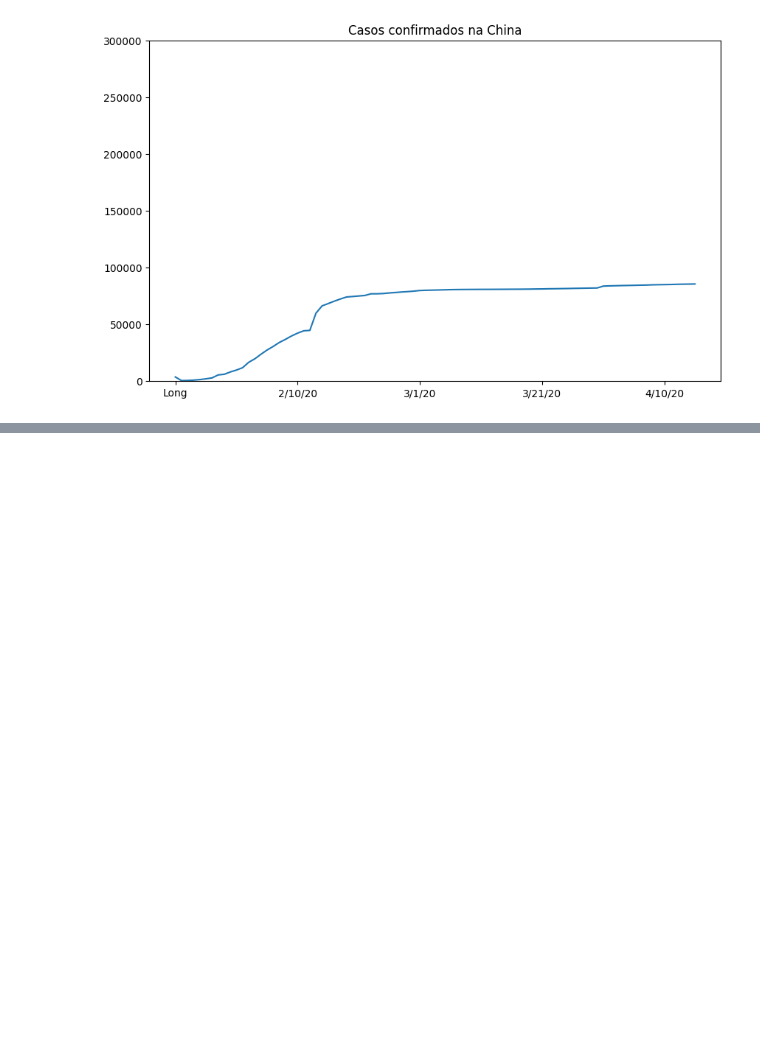
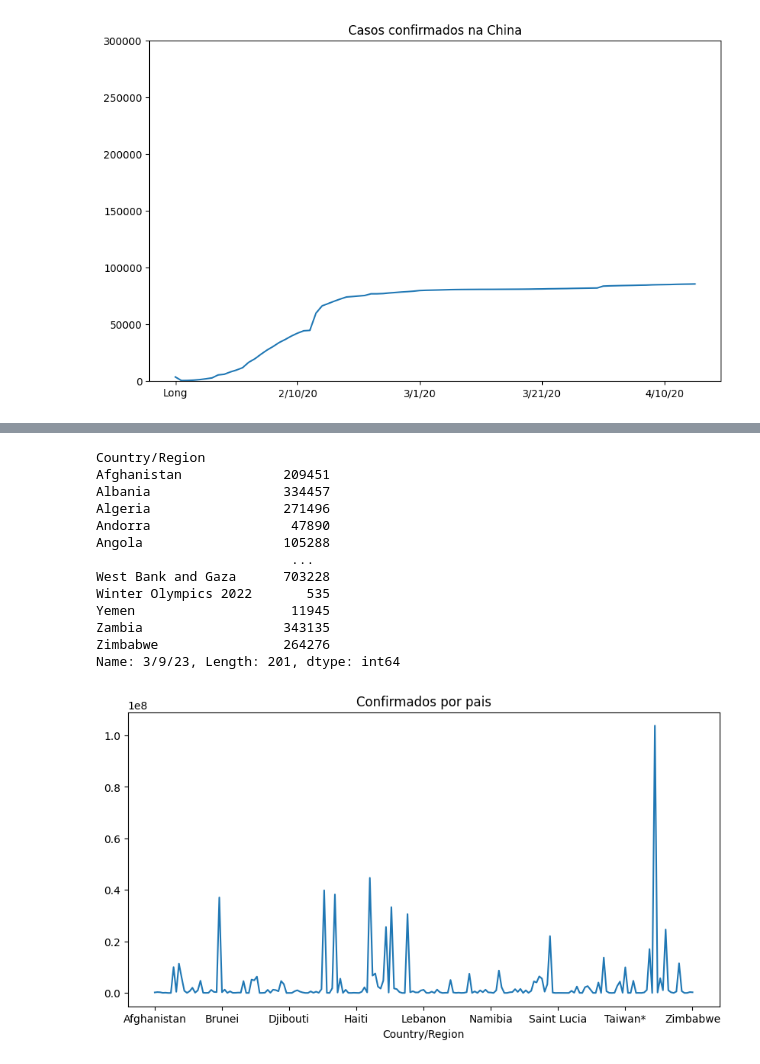
Before and after one commit to AraujoTT/DS, a Jupyter notebook: DS2/curso11_data/data_science_e_saude.ipynb, the cells around one changed output, grey strips where cells are left out. Cells and saved outputs as stored; diff of their text form; code cells hidden in the pictures; blank space fills up the shorter version.

```diff
--- a/DS2/curso11_data/data_science_e_saude.ipynb
+++ b/DS2/curso11_data/data_science_e_saude.ipynb
@@ -184,0 +192,21 @@ plt.ylim(0, 300000)
+# %%
+plt.figure(figsize=(10,5))
+confirmed_by_country[last_date].plot()
+plt.title('Confirmados por pais')
+
+print(confirmed_by_country[last_date])
+# %% [output]
+Country/Region
+Afghanistan             209451
+Albania                 334457
+Algeria                 271496
+Andorra                  47890
+Angola                  105288
+                         ...
+West Bank and Gaza      703228
+Winter Olympics 2022       535
+Yemen                    11945
+Zambia                  343135
+Zimbabwe                264276
+Name: 3/9/23, Length: 201, dtype: int64
+[figure, added]
```
Also changed, not shown: parts of 5 cells of this notebook.
